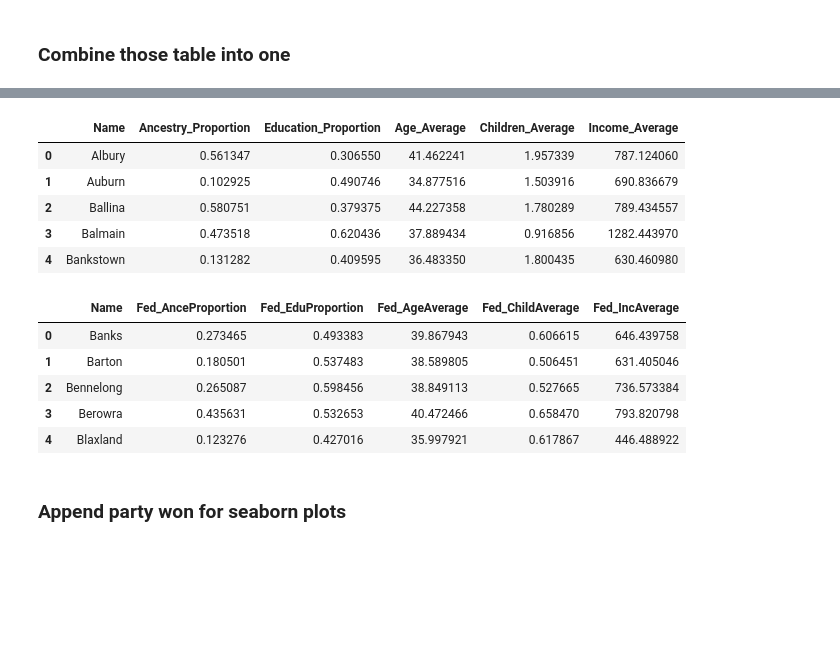
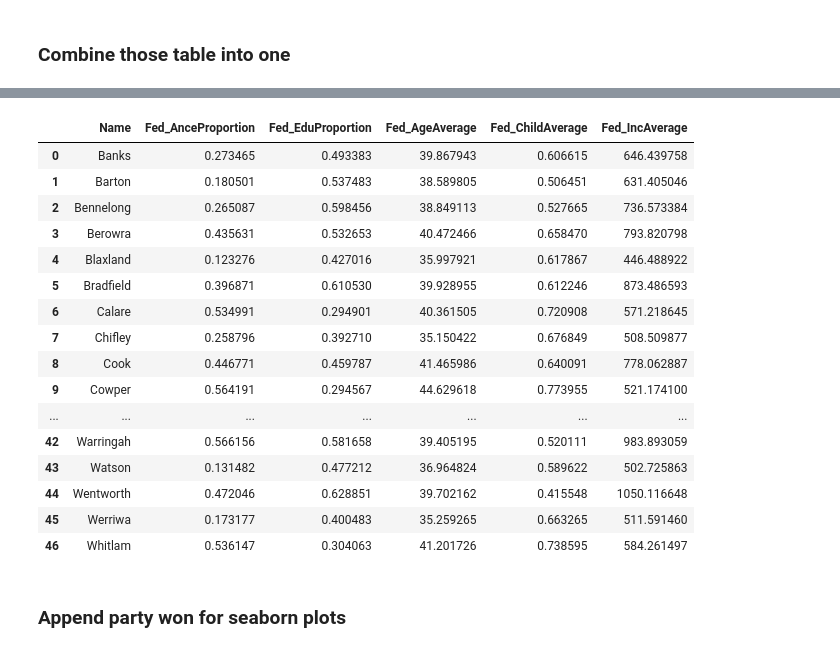
Before and after one commit to garyliu427/data-science-project-2019, a Jupyter notebook: Group Assignment Working notebook.ipynb, the cells around one changed output, grey strips where cells are left out. Drawn from its saved outputs; the diff is of its cells as text; code cells hidden in the pictures; blank space fills up the shorter version.

```diff
--- a/Group Assignment Working notebook.ipynb
+++ b/Group Assignment Working notebook.ipynb
@@ -337,39 +511,32 @@ SyntaxError: invalid syntax (<ipython-input-318-e55e1649e305>, line 5)
 # %%
-dfs = [Ancestry, Education, Age, Children, Income]
+dfs = [FedAncestry, FedEducation, FedAge, FedChildren, FedIncome]
 df_final = reduce(lambda left,right: pd.merge(left,right,on='Name'), dfs)
 df_final.rename(columns={'Proportion_x':'Ancestry_Proportion',
                           'Proportion_y':'Education_Proportion',
                           'Average_x':'Age_Average',
                           'Average_y':'Children_Average',
                           'Average':'Income_Average'},
                  inplace=True)
-df_final.head()
+df_final.to_csv('Clean Data/Fed_All_in_one.csv')
+df_final
 # %% [output]
-|  | Name | Ancestry_Proportion | Education_Proportion | Age_Average | Children_Average | Income_Average |
-| 0 | Albury | 0.561347 | 0.306550 | 41.462241 | 1.957339 | 787.124060 |
-| 1 | Auburn | 0.102925 | 0.490746 | 34.877516 | 1.503916 | 690.836679 |
-| 2 | Ballina | 0.580751 | 0.379375 | 44.227358 | 1.780289 | 789.434557 |
-| 3 | Balmain | 0.473518 | 0.620436 | 37.889434 | 0.916856 | 1282.443970 |
-| 4 | Bankstown | 0.131282 | 0.409595 | 36.483350 | 1.800435 | 630.460980 |
+|  | Name | Fed_AnceProportion | Fed_EduProportion | Fed_AgeAverage | Fed_ChildAverage | Fed_IncAverage |
+| 0 | Banks | 0.273465 | 0.493383 | 39.867943 | 0.606615 | 646.439758 |
+| 1 | Barton | 0.180501 | 0.537483 | 38.589805 | 0.506451 | 631.405046 |
+| 2 | Bennelong | 0.265087 | 0.598456 | 38.849113 | 0.527665 | 736.573384 |
+| 3 | Berowra | 0.435631 | 0.532653 | 40.472466 | 0.658470 | 793.820798 |
+| 4 | Blaxland | 0.123276 | 0.427016 | 35.997921 | 0.617867 | 446.488922 |
+| 5 | Bradfield | 0.396871 | 0.610530 | 39.928955 | 0.612246 | 873.486593 |
+| 6 | Calare | 0.534991 | 0.294901 | 40.361505 | 0.720908 | 571.218645 |
+| 7 | Chifley | 0.258796 | 0.392710 | 35.150422 | 0.676849 | 508.509877 |
+| 8 | Cook | 0.446771 | 0.459787 | 41.465986 | 0.640091 | 778.062887 |
+| 9 | Cowper | 0.564191 | 0.294567 | 44.629618 | 0.773955 | 521.174100 |
+| ... | ... | ... | ... | ... | ... | ... |
+| 42 | Warringah | 0.566156 | 0.581658 | 39.405195 | 0.520111 | 983.893059 |
+| 43 | Watson | 0.131482 | 0.477212 | 36.964824 | 0.589622 | 502.725863 |
+| 44 | Wentworth | 0.472046 | 0.628851 | 39.702162 | 0.415548 | 1050.116648 |
+| 45 | Werriwa | 0.173177 | 0.400483 | 35.259265 | 0.663265 | 511.591460 |
+| 46 | Whitlam | 0.536147 | 0.304063 | 41.201726 | 0.738595 | 584.261497 |
-# %%
-df_final.to_csv('Clean Data/All_in_one.csv')
-dfs = [FedAncestry, FedEducation, FedAge, FedChildren, FedIncome]
-df_final = reduce(lambda left,right: pd.merge(left,right,on='Name'), dfs)
-df_final.rename(columns={'Proportion_x':'Ancestry_Proportion',
-                          'Proportion_y':'Education_Proportion',
-                          'Average_x':'Age_Average',
-                          'Average_y':'Children_Average',
-                          'Average':'Income_Average'},
-                 inplace=True)
-df_final.to_csv('Clean Data/Fed_All_in_one.csv')
-df_final.head()
-# %% [output]
-|  | Name | Fed_AnceProportion | Fed_EduProportion | Fed_AgeAverage | Fed_ChildAverage | Fed_IncAverage |
-| 0 | Banks | 0.273465 | 0.493383 | 39.867943 | 0.606615 | 646.439758 |
-| 1 | Barton | 0.180501 | 0.537483 | 38.589805 | 0.506451 | 631.405046 |
-| 2 | Bennelong | 0.265087 | 0.598456 | 38.849113 | 0.527665 | 736.573384 |
-| 3 | Berowra | 0.435631 | 0.532653 | 40.472466 | 0.658470 | 793.820798 |
-| 4 | Blaxland | 0.123276 | 0.427016 | 35.997921 | 0.617867 | 446.488922 |
 # %% [markdown]
 ### Append party won for seaborn plots
 # %%
```
Also changed, not shown: parts of 59 cells of this notebook.
